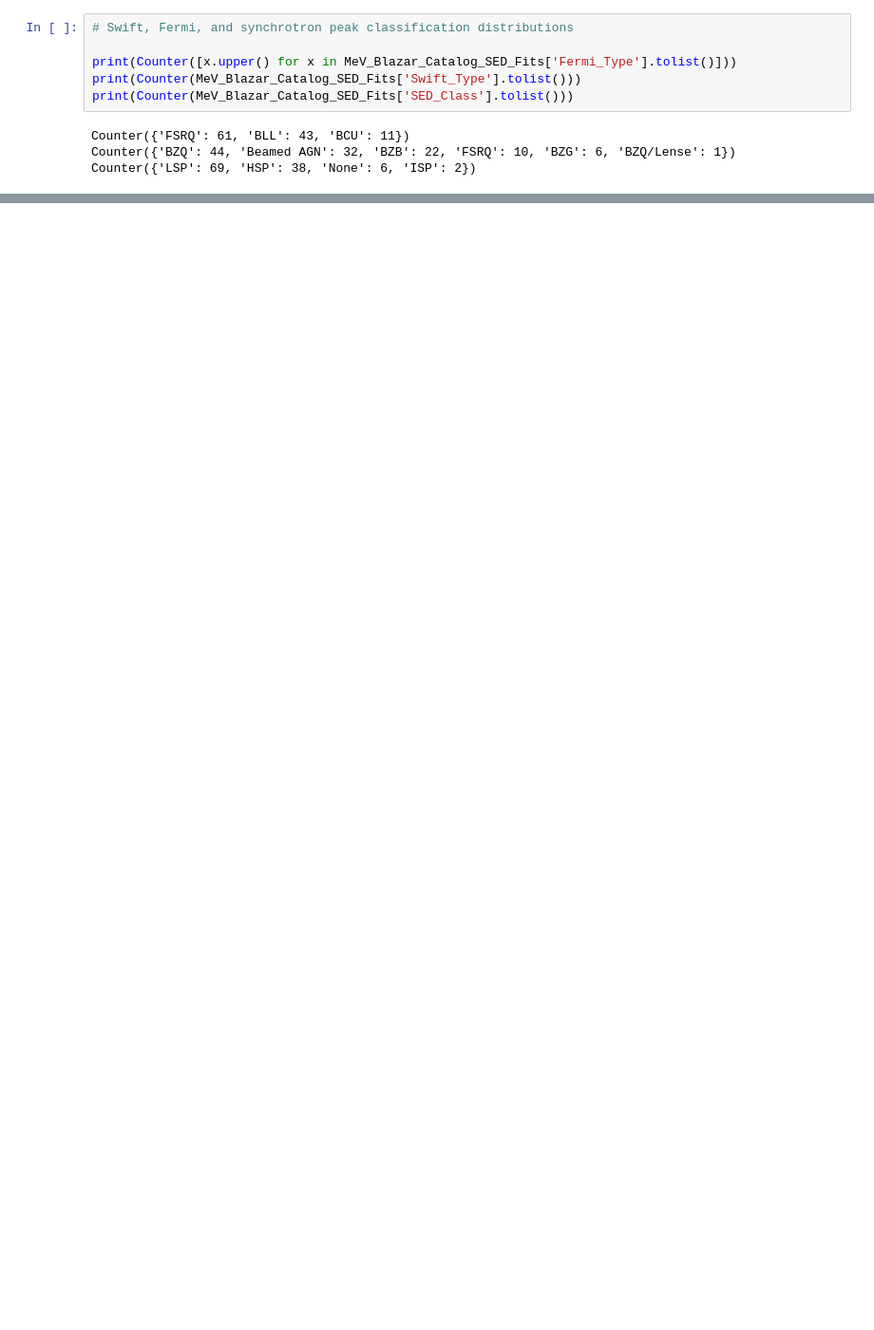
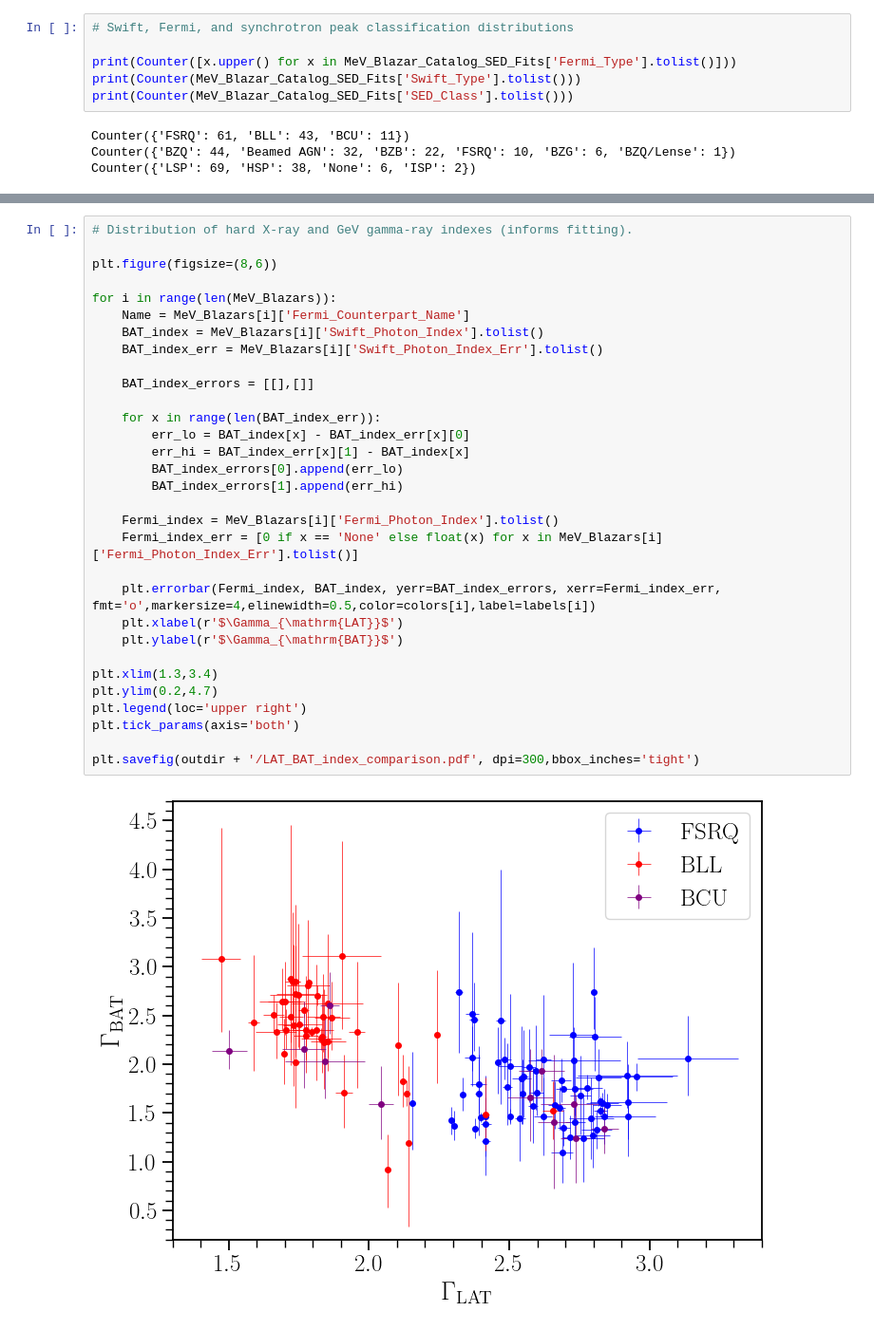
Before and after one commit to Astrtimwessling/MeV_Blazars, a Jupyter notebook: Scripts/Cross_Matched_Blazars.ipynb, the cells around one changed output, grey strips where cells are left out. Shown at 95% size. Cells and saved outputs as stored; diff of their text form; blank space fills up the shorter version.

```diff
--- a/Scripts/Cross_Matched_Blazars.ipynb
+++ b/Scripts/Cross_Matched_Blazars.ipynb
@@ -92,0 +93,33 @@ plt.legend(loc='upper left')
+# %%
+# Distribution of hard X-ray and GeV gamma-ray indexes (informs fitting).
+
+plt.figure(figsize=(8,6))
+
+for i in range(len(MeV_Blazars)):
+    Name = MeV_Blazars[i]['Fermi_Counterpart_Name']
+    BAT_index = MeV_Blazars[i]['Swift_Photon_Index'].tolist()
+    BAT_index_err = MeV_Blazars[i]['Swift_Photon_Index_Err'].tolist()
+
+    BAT_index_errors = [[],[]]
+
+    for x in range(len(BAT_index_err)):
+        err_lo = BAT_index[x] - BAT_index_err[x][0]
+        err_hi = BAT_index_err[x][1] - BAT_index[x]
+        BAT_index_errors[0].append(err_lo)
+        BAT_index_errors[1].append(err_hi)
+
+    Fermi_index = MeV_Blazars[i]['Fermi_Photon_Index'].tolist()
+    Fermi_index_err = [0 if x == 'None' else float(x) for x in MeV_Blazars[i]['Fermi_Photon_Index_Err'].tolist()]
+
+    plt.errorbar(Fermi_index, BAT_index, yerr=BAT_index_errors, xerr=Fermi_index_err, fmt='o',markersize=4,elinewidth=0.5,color=colors[i],label=labels[i])
+    plt.xlabel(r'$\Gamma_{\mathrm{LAT}}$')
+    plt.ylabel(r'$\Gamma_{\mathrm{BAT}}$')
+
+plt.xlim(1.3,3.4)
+plt.ylim(0.2,4.7)
+plt.legend(loc='upper right')
+plt.tick_params(axis='both')
+
+plt.savefig(outdir + '/LAT_BAT_index_comparison.pdf', dpi=300,bbox_inches='tight')
+# %% [output]
+[figure, added]
```
Also changed, not shown: parts of 10 cells of this notebook, 13 other files.
